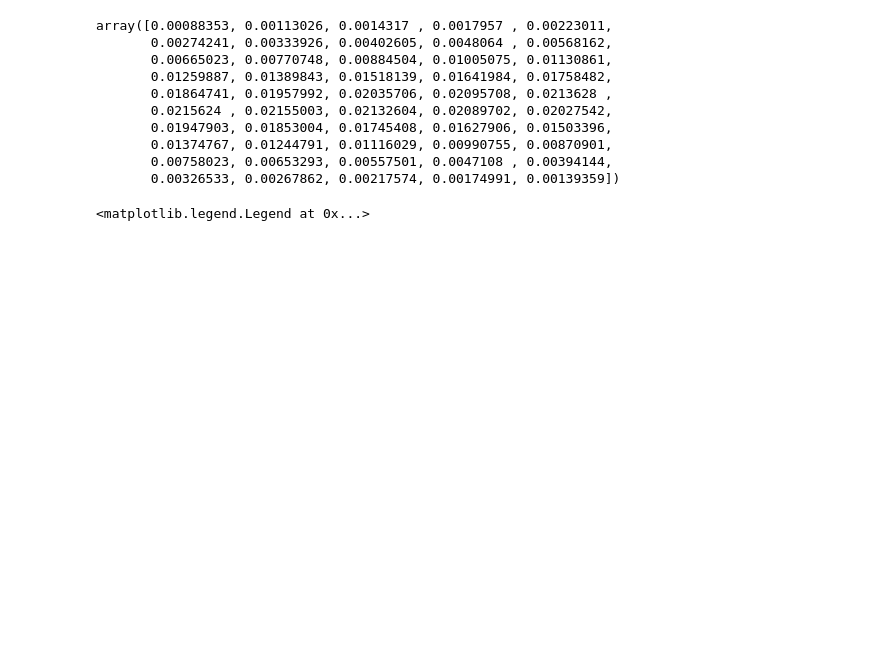
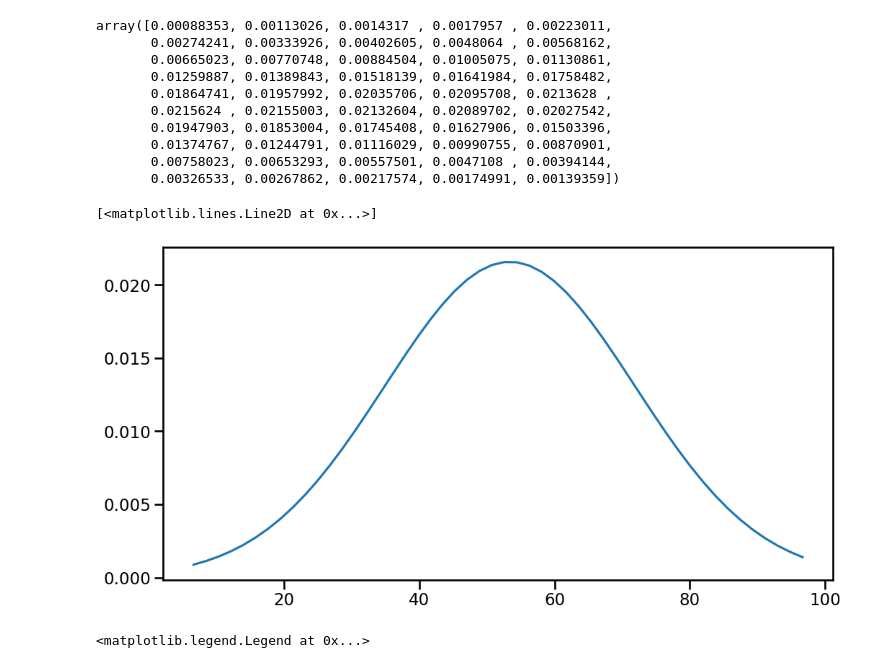
Before and after one commit to coding-dojo-data-science/data-enrichment-wk15-lect01-codealong, a Jupyter notebook: From Distributions to Hypothesis.ipynb, the cells around one changed output. Saved outputs shown, nothing was run; the diff lists cells and outputs as text; code cells hidden in the pictures; blank space fills up the shorter version.

```diff
--- a/PreClass - From Distributions to Hypothesis.ipynb
+++ b/From Distributions to Hypothesis.ipynb
@@ -133,6 +133,11 @@ array([0.00088353, 0.00113026, 0.0014317 , 0.0017957 , 0.00223011,
        0.01374767, 0.01244791, 0.01116029, 0.00990755, 0.00870901,
        0.00758023, 0.00653293, 0.00557501, 0.0047108 , 0.00394144,
        0.00326533, 0.00267862, 0.00217574, 0.00174991, 0.00139359])
+# %%
+plt.plot(xs,pdf)
+# %% [output]
+[<matplotlib.lines.Line2D at 0x...>]
+[figure, added]
 # %%
 ## Plot the histogram again AND then plot the pdf we calculated.
 sns.histplot(data=df, x='avg grade', stat='density')
```
Also changed, not shown: parts of 3 cells of this notebook.
